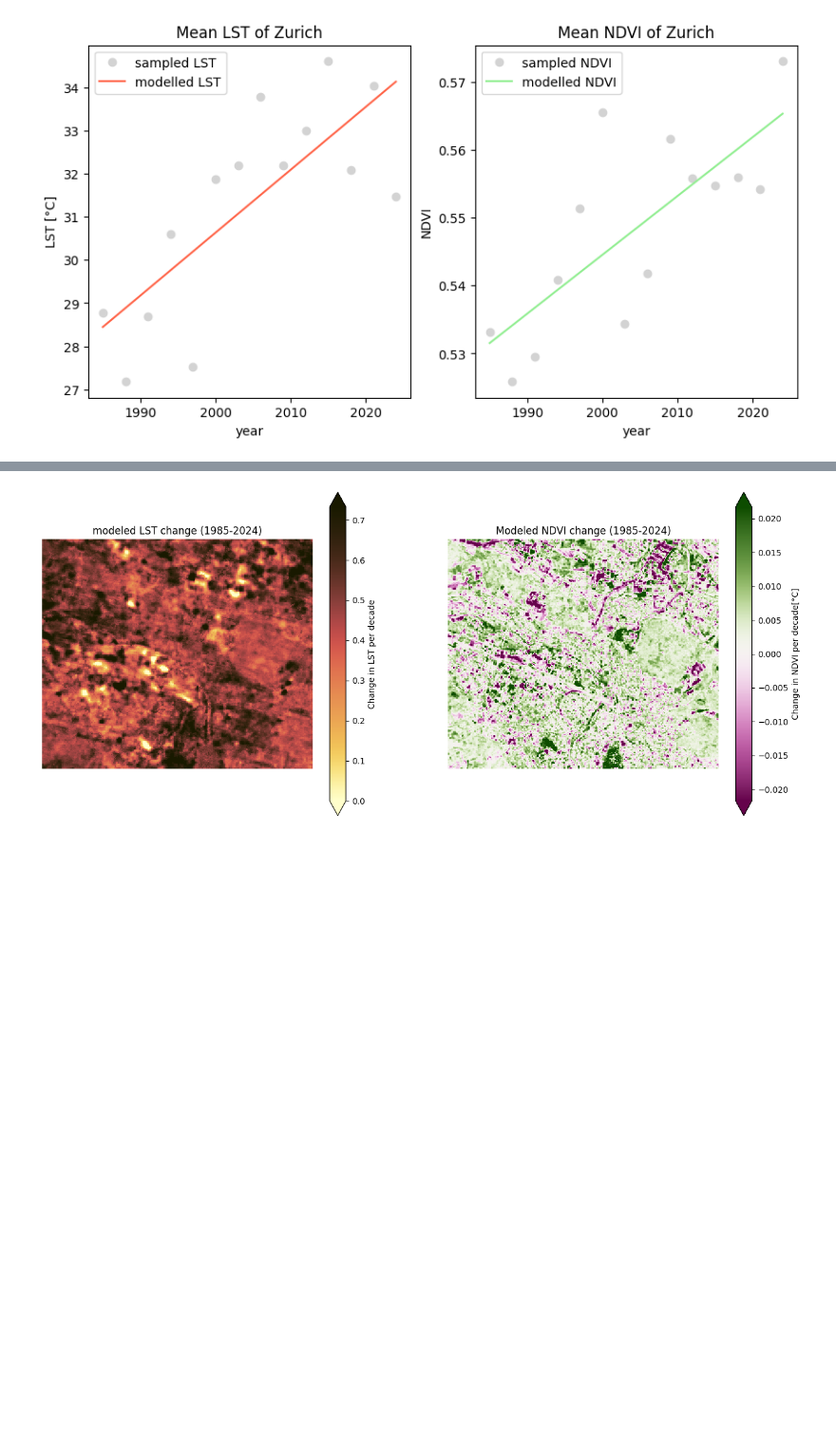
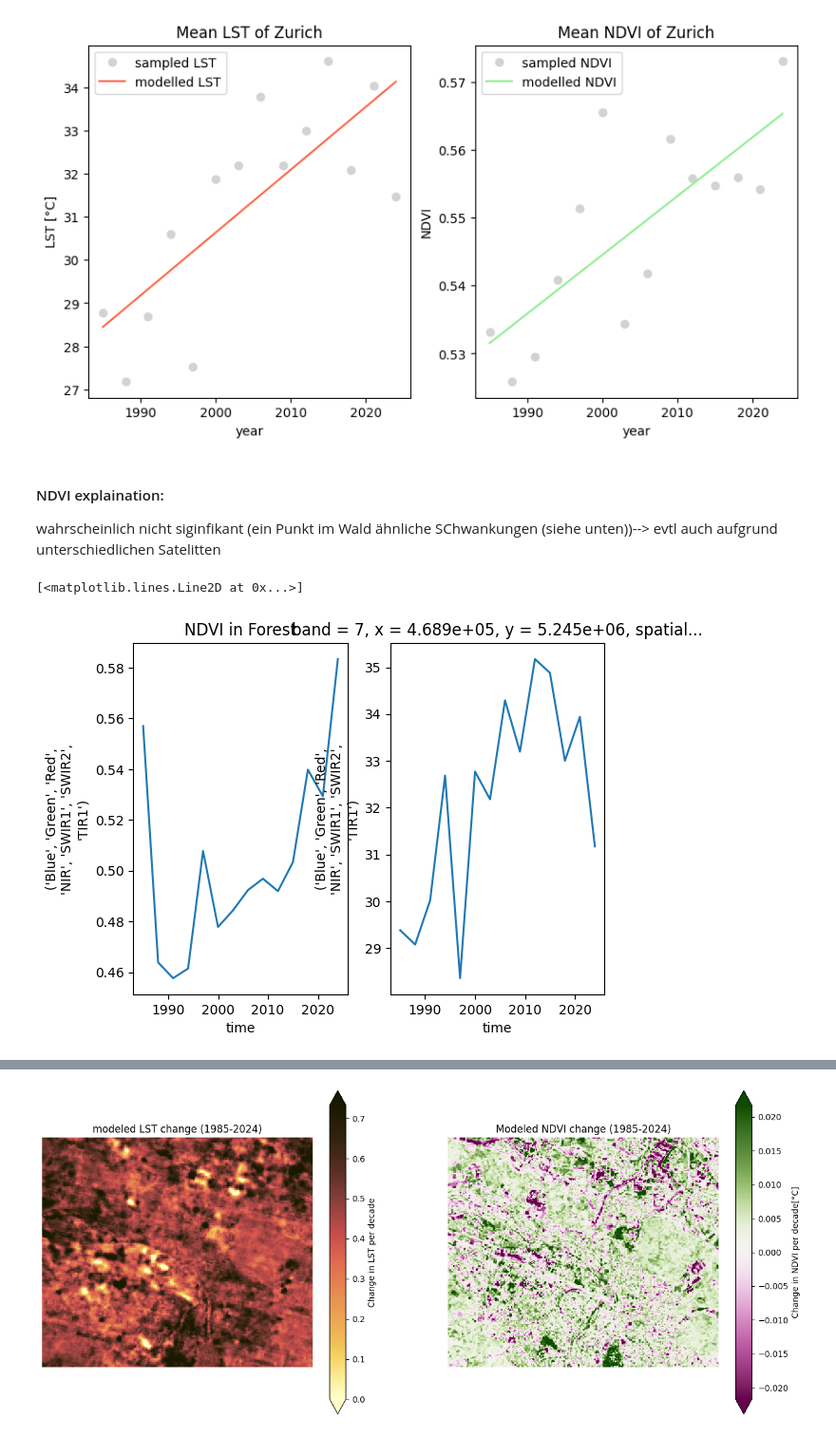
Before and after one commit to MinaKimBebi/Urban_Heat_Zurich_sds210_mbebi, a Jupyter notebook: notebooks/heattrends_in_Zurich.ipynb, the cells around one changed output, grey strips where cells are left out. Shown at 95% size. Saved outputs shown, nothing was run; the diff lists cells and outputs as text; code cells hidden in the pictures; blank space fills up the shorter version.

```diff
--- a/notebooks/heattrends_in_Zurich.ipynb
+++ b/notebooks/heattrends_in_Zurich.ipynb
@@ -160,5 +165,22 @@ ax[1].set_xlabel("year")
 # %% [output]
 Text(0.5, 0, 'year')
 [figure]
+# %% [markdown]
+#### NDVI explaination:
+wahrscheinlich nicht siginfikant (ein Punkt im Wald ähnliche SChwankungen (siehe unten))--> evtl auch aufgrund unterschiedlichen Satelitten
+# %%
+coordinates = (2683638.80, 1246727.00)# coordinates in LV95 WHy??????
+
+point_NDVI = NDVI.sel(x= coordinates[1], y = coordinates[0], method = "nearest")
+point_LST = LST.sel(x= coordinates[1], y = coordinates[0], method = "nearest")
+
+fig, ax = plt.subplots(1,2)
+point_NDVI.plot(ax = ax[0])## = Background change between years
+ax[0].set_title("NDVI in Forest")
+
+point_LST.plot(ax = ax[1])
+# %% [output]
+[<matplotlib.lines.Line2D at 0x...>]
+[figure, added]
 # %% [markdown]
 ## 2.4 Modelling Change pixelwise
```
Also changed, not shown: parts of 11 cells of this notebook.
